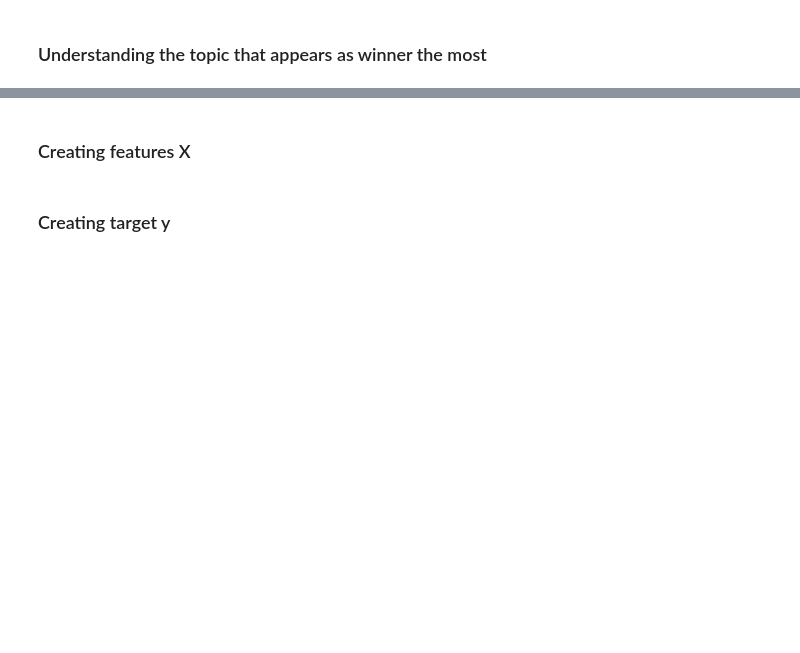
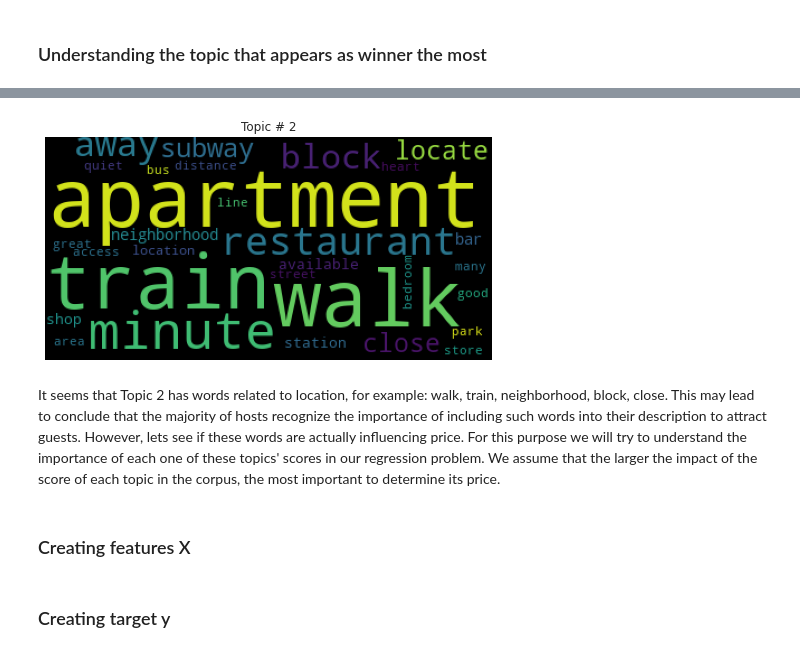
Before and after one commit to dcollaguazo/Airbnb-Price-Prediction, a Jupyter notebook: 2_Model_Building/5_text_analysis_name_description.ipynb, the cells around one changed output, grey strips where cells are left out. Saved outputs shown, nothing was run; the diff lists cells and outputs as text; code cells hidden in the pictures; blank space fills up the shorter version.

```diff
--- a/2_Model_Building/5_text_analysis_name_description.ipynb
+++ b/2_Model_Building/5_text_analysis_name_description.ipynb
@@ -475,3 +656,29 @@ df.plot(kind='bar')
+# %%
+top_0 = models[3].show_topic(0, 30)
+top_1 = models[3].show_topic(1, 30)
+top_2 = models[3].show_topic(2, 30)
+top_3 = models[3].show_topic(3, 30)
+top_4 = models[3].show_topic(4, 30)
+# %%
+def listtodict(A, di):
+    di = dict(A)
+    return di
+
+di_wc_0 = listtodict(top_0,{})
+di_wc_1 = listtodict(top_1,{})
+di_wc_2 = listtodict(top_2,{})
+di_wc_3 = listtodict(top_3,{})
+di_wc_4 = listtodict(top_4,{})
+# %%
+plt.figure()
+plt.imshow(WordCloud().fit_words(di_wc_1))
+plt.axis("off")
+plt.title("Topic # 2")
+plt.show()
+# %% [output]
+[figure, added]
+# %% [markdown]
+It seems that Topic 2 has words related to location, for example: walk, train, neighborhood, block, close. This may lead to conclude that the majority of hosts recognize the importance of including such words into their description to attract guests. However, lets see if these words are actually influencing price. For this purpose we will try to understand the importance of each one of these topics' scores in our regression problem. We assume that the larger the impact of the score of each topic in the corpus, the most important to determine its price.
 # %% [markdown]
 ### Creating features X
 # %%
```
Also changed, not shown: parts of 71 cells of this notebook.
